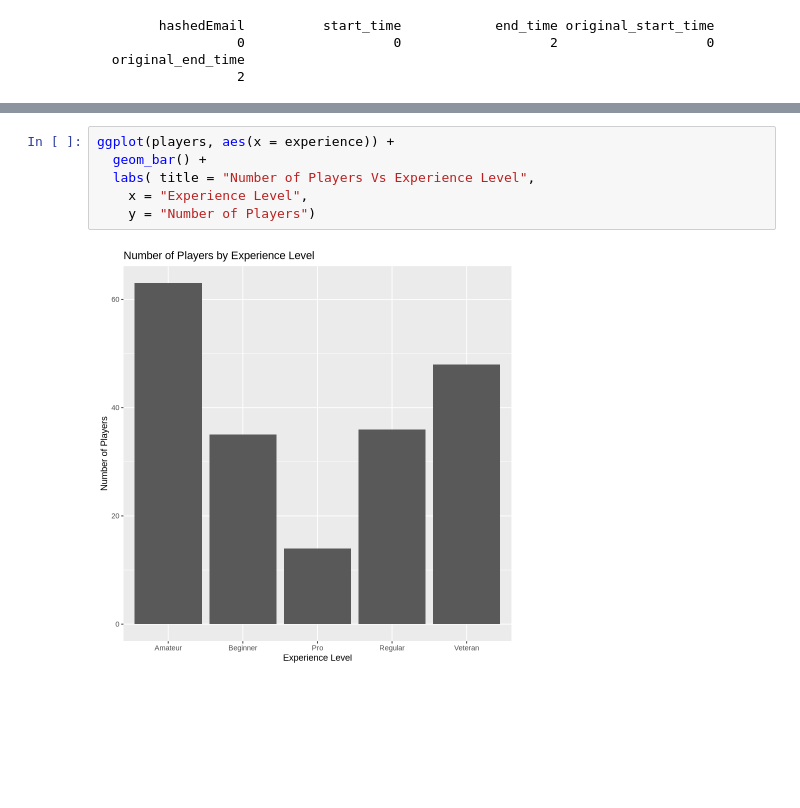
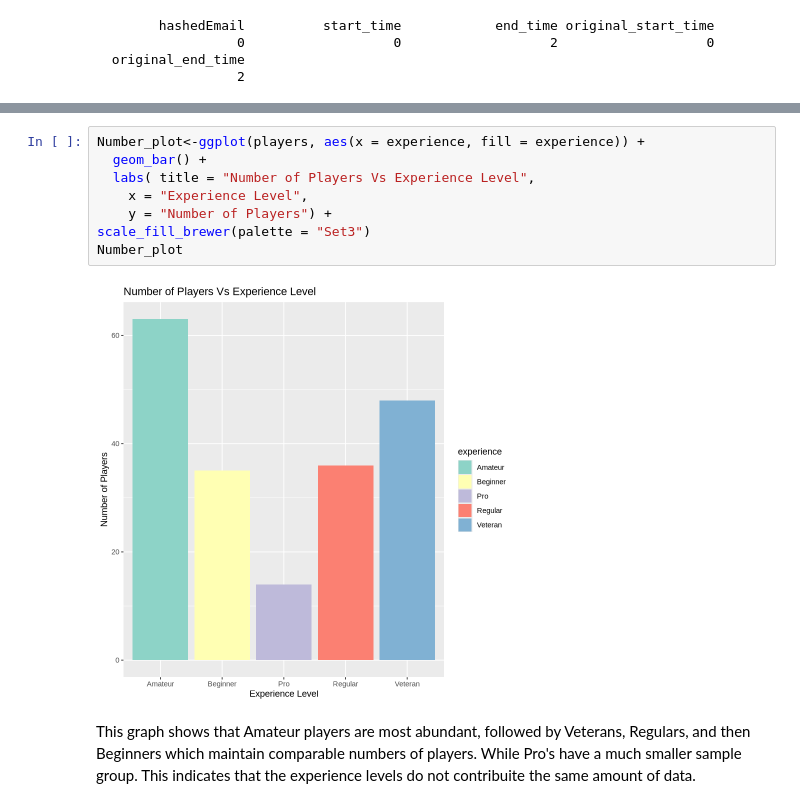
Before and after one commit to paytonnsong/DSCI_100_individual, a Jupyter notebook: DSCI_work.ipynb, the cells around one changed output, grey strips where cells are left out. Saved outputs shown, nothing was run; the diff lists cells and outputs as text; blank space fills up the shorter version.

```diff
--- a/DSCI_work.ipynb
+++ b/DSCI_work.ipynb
@@ -253,8 +193,12 @@ ggplot(players, aes(x = experience, y = played_hours)) +
 # %%
-ggplot(players, aes(x = experience)) +
+Number_plot<-ggplot(players, aes(x = experience, fill = experience)) +
   geom_bar() +
   labs( title = "Number of Players Vs Experience Level",
     x = "Experience Level",
-    y = "Number of Players")
+    y = "Number of Players") +
+scale_fill_brewer(palette = "Set3")
+Number_plot
 # %% [output]
-[figure, old version]
+[figure, new version]
+# %% [markdown]
+This graph shows that Amateur players are most abundant, followed by Veterans, Regulars, and then Beginners which maintain comparable numbers of players. While Pro's have a much smaller sample group. This indicates that the experience levels do not contribuite the same amount of data.
```
Also changed, not shown: parts of 11 cells of this notebook.
